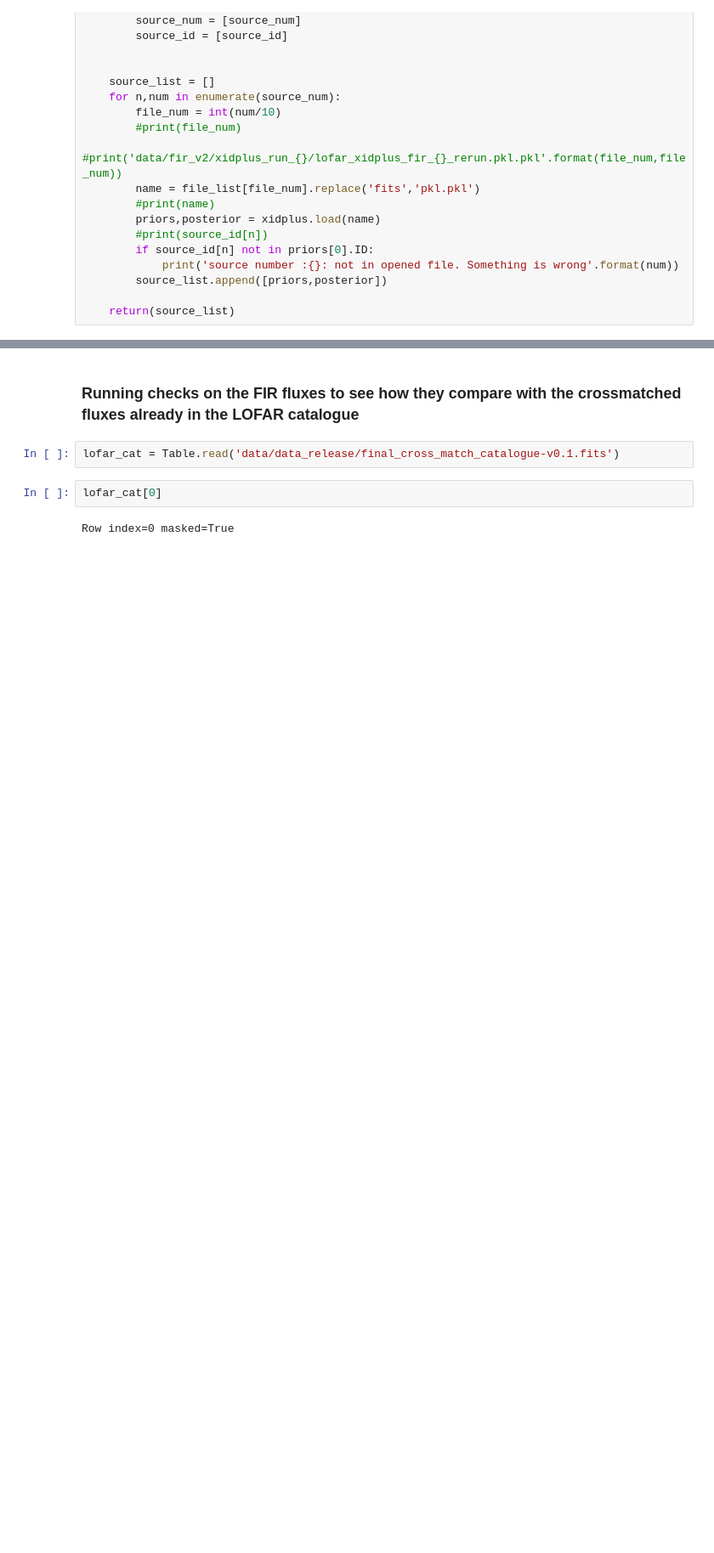
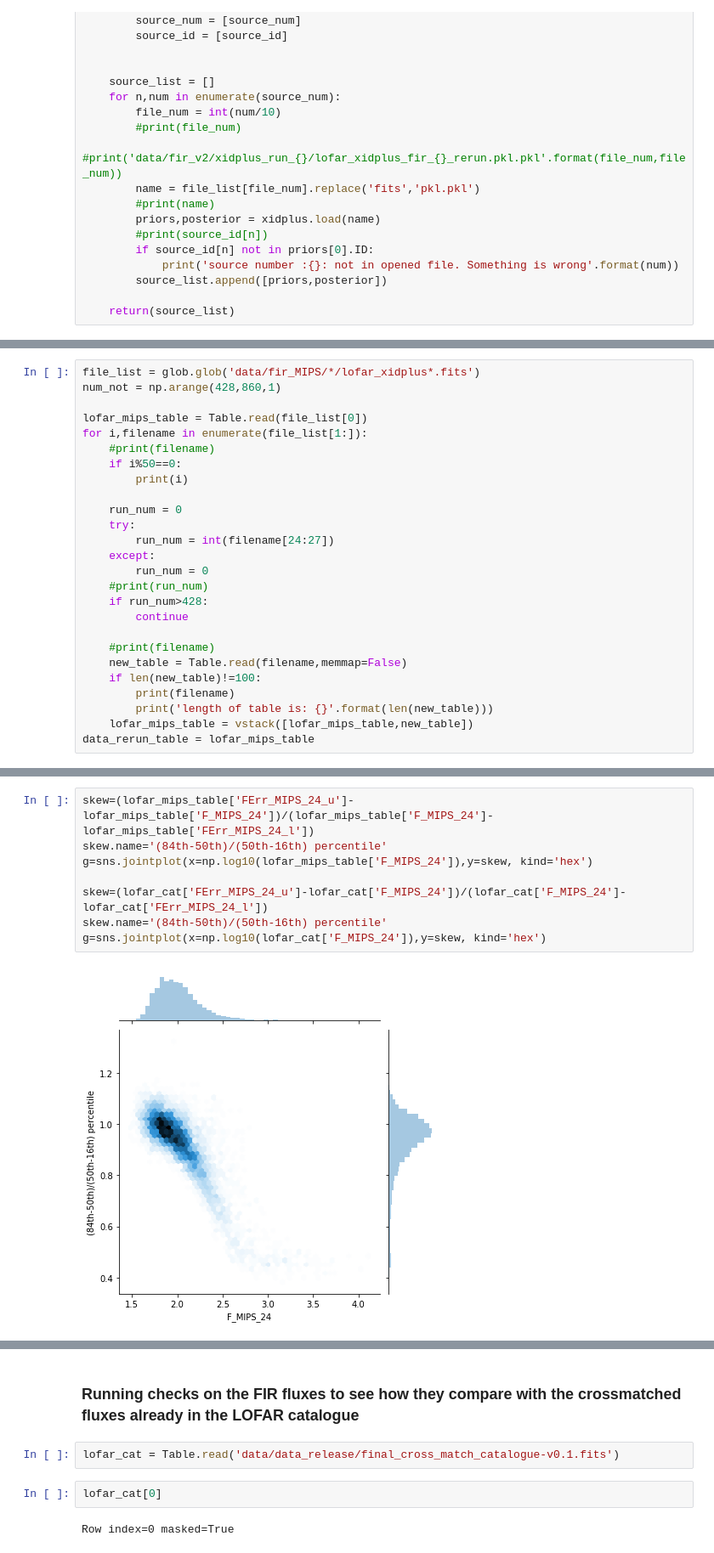
Before and after one commit to StevenDuivenvoorden/FIR-group, a Jupyter notebook: Ian/lofar/deep_fields/ELAIS-N1/XID+_results_check_and_flagging.ipynb, the cells around one changed output, grey strips where cells are left out. Shown at 85% size. Saved outputs shown, nothing was run; the diff lists cells and outputs as text; blank space fills up the shorter version.

```diff
--- a/Ian/lofar/deep_fields/ELAIS-N1/XID+_results_check_and_flagging.ipynb
+++ b/Ian/lofar/deep_fields/ELAIS-N1/XID+_results_check_and_flagging.ipynb
@@ -565,0 +85,26 @@ Table.write(data_rerun_table,'data/fir_v2/XID+_lofar_ELAIS-N1.fits')
+# %%
+file_list = glob.glob('data/fir_MIPS/*/lofar_xidplus*.fits')
+num_not = np.arange(428,860,1)
+
+lofar_mips_table = Table.read(file_list[0])
+for i,filename in enumerate(file_list[1:]):
+    #print(filename)
+    if i%50==0:
+        print(i)
+
+    run_num = 0
+    try:
+        run_num = int(filename[24:27])
+    except:
+        run_num = 0
+    #print(run_num)
+    if run_num>428:
+        continue
+
+    #print(filename)
+    new_table = Table.read(filename,memmap=False)
+    if len(new_table)!=100:
+        print(filename)
+        print('length of table is: {}'.format(len(new_table)))
+    lofar_mips_table = vstack([lofar_mips_table,new_table])
+data_rerun_table = lofar_mips_table
@@ -565,0 +124,10 @@ Table.write(data_rerun_table,'data/fir_v2/XID+_lofar_ELAIS-N1.fits')
+# %%
+skew=(lofar_mips_table['FErr_MIPS_24_u']-lofar_mips_table['F_MIPS_24'])/(lofar_mips_table['F_MIPS_24']-lofar_mips_table['FErr_MIPS_24_l'])
+skew.name='(84th-50th)/(50th-16th) percentile'
+g=sns.jointplot(x=np.log10(lofar_mips_table['F_MIPS_24']),y=skew, kind='hex')
+
+skew=(lofar_cat['FErr_MIPS_24_u']-lofar_cat['F_MIPS_24'])/(lofar_cat['F_MIPS_24']-lofar_cat['FErr_MIPS_24_l'])
+skew.name='(84th-50th)/(50th-16th) percentile'
+g=sns.jointplot(x=np.log10(lofar_cat['F_MIPS_24']),y=skew, kind='hex')
+# %% [output]
+[figure, added]
```
Also changed, not shown: parts of 102 cells of this notebook, 12 other files.
